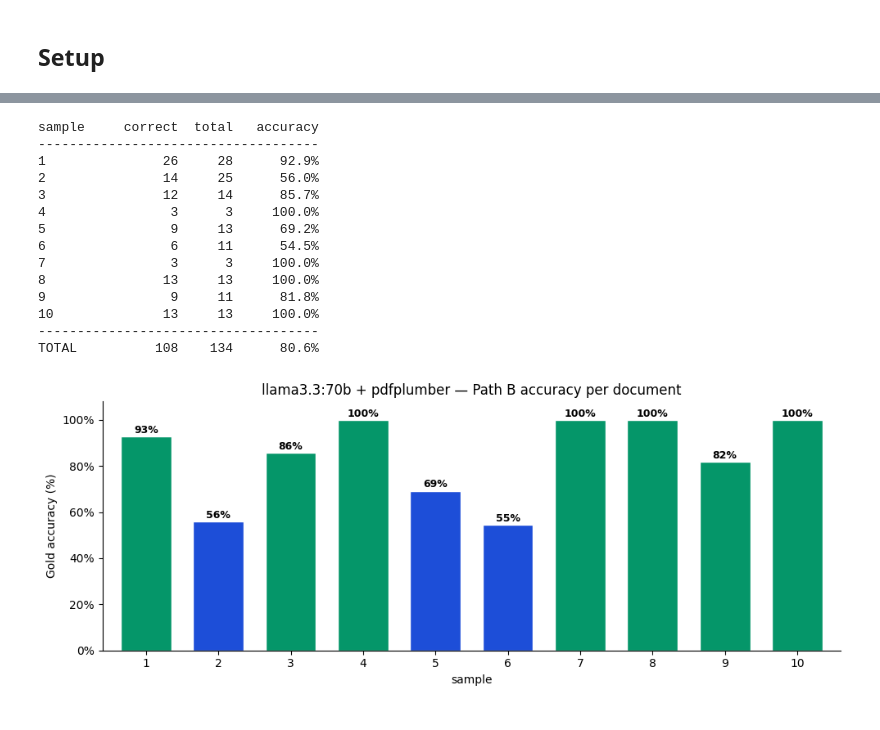
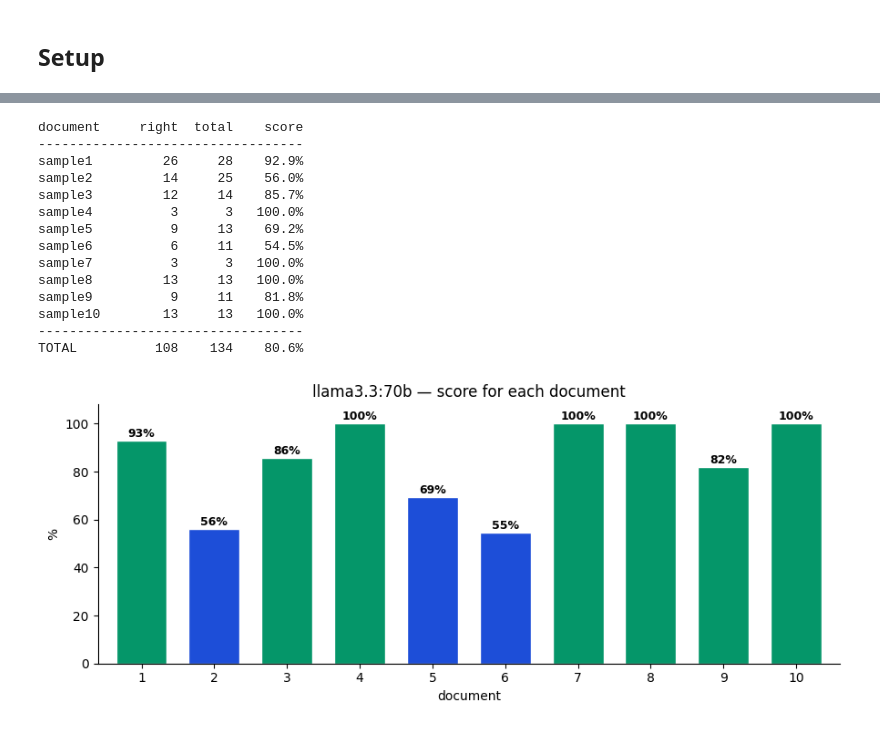
Before and after one commit to fairdataihub/dmpbridge, a Jupyter notebook: notebooks/3-llama33-70b-results-pdfplumber.ipynb, the cells around one changed output, grey strips where cells are left out. Drawn from its saved outputs; the diff is of its cells as text; code cells hidden in the pictures.

Commit message:
Refactor code structure for improved readability and maintainability

```diff
--- a/notebooks/3-llama33-70b-results-pdfplumber.ipynb
+++ b/notebooks/3-llama33-70b-results-pdfplumber.ipynb
@@ -46,0 +55,15 @@ F1 balances both.
+# %%
+SAMPLE = 1        # <-- change to inspect another document
+
+reference = extract_gold(resolve_old_gt_path(SAMPLE))
+produced  = extract_gold(paths.structured_path(TAG, SAMPLE))
+
+print(f'sample{SAMPLE}')
+print(f'  your annotation says there are {len(reference)} items')
+print(f'  the model produced             {len(produced)} items')
+print()
+print('YOUR ANNOTATION (the correct answer)')
+print('-' * 92)
+for i, (text, label) in enumerate(reference, 1):
+    tail = '...' if len(text) > 60 else ''
+    print(f'{i:>3}  {label:<22}{text[:60]}{tail}')
@@ -138,43 +274,42 @@ Which documents the model handles and which it struggles with.
 # %%
-ps = df_b.set_index("sample").copy()
-ps.index = [s.replace("sample", "") for s in ps.index]
+ps = df_b.set_index('sample').copy()
+ps.index = [s.replace('sample', '') for s in ps.index]
 ps = ps.loc[sorted(ps.index, key=int)]
 
-print(f"{'sample':<9}{'correct':>9}{'total':>7}{'accuracy':>11}")
-print('-' * 36)
+print(f"{'document':<11}{'right':>7}{'total':>7}{'score':>9}")
+print('-' * 34)
 for s, r in ps.iterrows():
-    print(f"{s:<9}{r['correct']:>9.0f}{r['total']:>7.0f}{r['accuracy'] * 100:>10.1f}%")
-print('-' * 36)
-print(f"{'TOTAL':<9}{ps['correct'].sum():>9.0f}{ps['total'].sum():>7.0f}"
-      f"{ps['correct'].sum() / ps['total'].sum() * 100:>10.1f}%")
+    print(f"{'sample' + s:<11}{r['correct']:>7.0f}{r['total']:>7.0f}{r['accuracy'] * 100:>8.1f}%")
+print('-' * 34)
+print(f"{'TOTAL':<11}{ps['correct'].sum():>7.0f}{ps['total'].sum():>7.0f}"
+      f"{ps['correct'].sum() / ps['total'].sum() * 100:>8.1f}%")
 
-colors = ["#dc2626" if v < 0.5 else GREEN if v >= 0.8 else BLUE for v in ps["accuracy"]]
-ax = (ps["accuracy"] * 100).plot(kind="bar", figsize=(10, 4), color=colors,
-                                 width=0.7, edgecolor="white")
-for i, v in enumerate(ps["accuracy"] * 100):
-    ax.text(i, v + 1.5, f"{v:.0f}%", ha="center", fontsize=9, fontweight="bold")
-ax.set_ylabel("Gold accuracy (%)")
-ax.set_xlabel("sample")
+colors = ['#dc2626' if v < 0.5 else GREEN if v >= 0.8 else BLUE for v in ps['accuracy']]
+ax = (ps['accuracy'] * 100).plot(kind='bar', figsize=(9, 3.8), color=colors,
+                                 width=0.7, edgecolor='white')
+for i, v in enumerate(ps['accuracy'] * 100):
+    ax.text(i, v + 1.5, f'{v:.0f}%', ha='center', fontsize=9, fontweight='bold')
+ax.set_ylabel('%')
+ax.set_xlabel('document')
 ax.set_ylim(0, 108)
-ax.set_title(f"{MODEL} + pdfplumber — Path B accuracy per document")
+ax.set_title(f'{MODEL} — score for each document')
 plt.xticks(rotation=0)
-ax.yaxis.set_major_formatter(plt.FuncFormatter(lambda v, _: f"{v:.0f}%"))
 sns.despine()
 plt.tight_layout()
 plt.show()
 # %% [output]
-sample     correct  total   accuracy
-------------------------------------
-1               26     28      92.9%
-2               14     25      56.0%
-3               12     14      85.7%
-4                3      3     100.0%
-5                9     13      69.2%
-6                6     11      54.5%
-7                3      3     100.0%
-8               13     13     100.0%
-9                9     11      81.8%
-10              13     13     100.0%
-------------------------------------
-TOTAL          108    134      80.6%
+document     right  total    score
+----------------------------------
+sample1         26     28    92.9%
+sample2         14     25    56.0%
+sample3         12     14    85.7%
+sample4          3      3   100.0%
+sample5          9     13    69.2%
+sample6          6     11    54.5%
+sample7          3      3   100.0%
+sample8         13     13   100.0%
+sample9          9     11    81.8%
+sample10        13     13   100.0%
+----------------------------------
+TOTAL          108    134    80.6%
-[figure, old version]
+[figure, new version]
```
Also changed, not shown: parts of 28 cells of this notebook.
